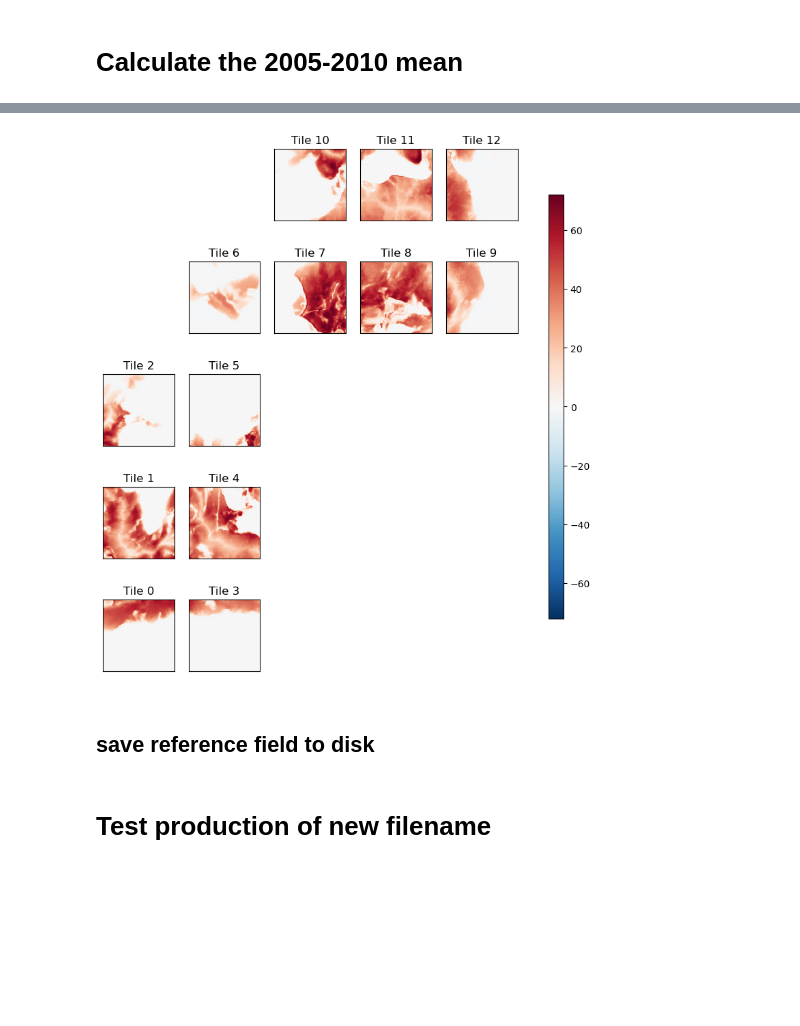
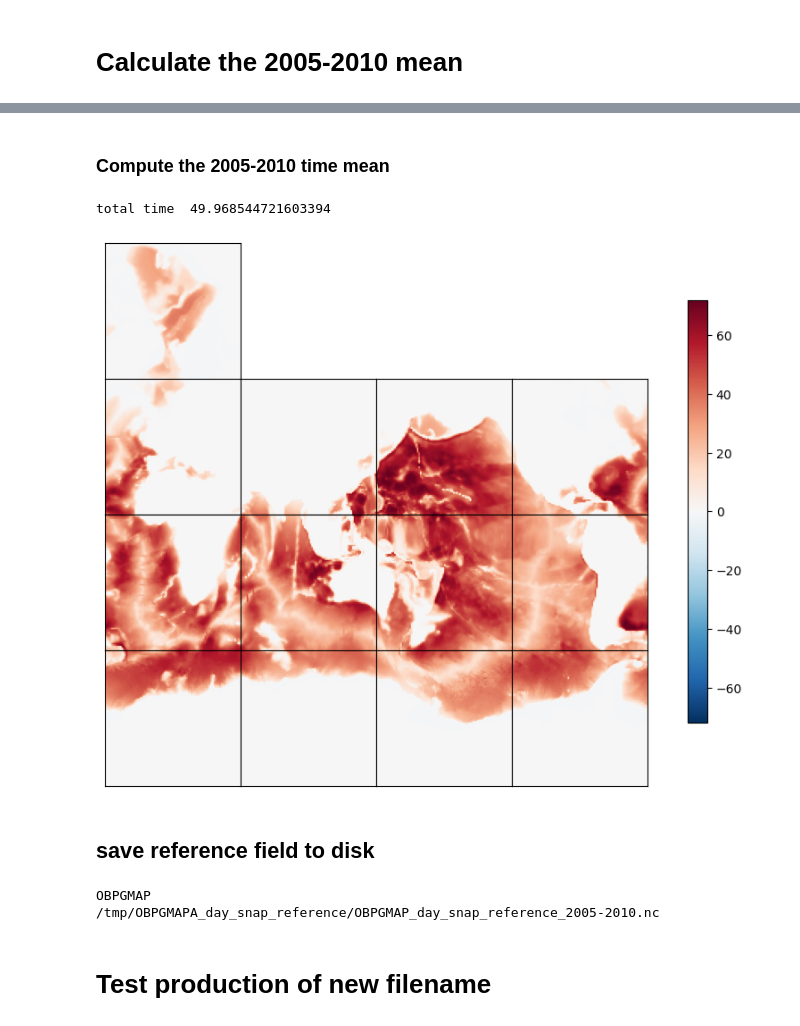
Before and after one commit to ECCO-GROUP/ECCO-Dataset-Production, a Jupyter notebook: production_scripts/generating_special_fields/make_obp_anomaly_mds_files.ipynb, the cells around one changed output, grey strips where cells are left out. Cells and saved outputs as stored; diff of their text form; code cells hidden in the pictures; blank space fills up the shorter version.

Commit message:
added set of routines to make obp anomaly fields using 2005-2010 mean as reference

```diff
--- a/production_scripts/generating_special_fields/make_obp_anomaly_mds_files.ipynb
+++ b/production_scripts/generating_special_fields/make_obp_anomaly_mds_files.ipynb
@@ -120,5 +214,8 @@ model_time_steps_to_load=all_time_steps #[:500] #[0:2000]
 #model_time_steps_to_load='all'
 # %%
 # split the list of all time steps in nsplits groups
-nsplits=16
+# one group per nthread/worker
+nsplits=nthreads
+
 all_time_steps_split = np.array_split(all_time_steps, nsplits)
+print(len(all_time_steps_split))
@@ -126,20 +225,26 @@ all_time_steps_split = np.array_split(all_time_steps, nsplits)
 client.restart()
 # %%
 # use Dask delayed to lazy-load the mds files
-# this is *much* faster than using one process
-# I can't really tell what's happening in the dask dashboard
-# it could mostly be in building the dask graph.
+# spread the lazy-loading into nclients
+
+# spreading the lazy-loading across multiple
+# workers is *much* faster than using one process
+
+# During the lazy-load not much is shown in the dask dashboard
+# the long delay could mostly be in building the dask compute graph.
 
 @dask.delayed
 def load_ecco_vars(model_time_steps_to_load):
 
+    # these parameters should make the load pretty fast
+
     tmp = ecco.load_ecco_vars_from_mds(old_mds_var_dir,
-                    mds_grid_dir=mds_grid_dir,
-                    mds_files=old_prefix,
-                    vars_to_load = vtl,
+                    mds_grid_dir = mds_grid_dir,
+                    mds_files    = old_prefix,
+                    vars_to_load = old_varname,
                     model_time_steps_to_load = model_time_steps_to_load,
-                    model_start_datetime = np.datetime64('1992-01-01T12:00:00'),
-                    delta_t = 3600,
+                    model_start_datetime = model_start_datetime,
+                    delta_t = delta_t,
                     output_freq_code = ofc,
                     drop_unused_coords = False,
                     grid_vars_to_coords = False,
@@ -149,7 +254,7 @@ def load_ecco_vars(model_time_steps_to_load):
                     cell_bounds = None,
                     llc_method = 'smallchunks',
                     less_output=True,
-                    read_grid=read_grid)
+                    read_grid=False)
     return tmp
 # %%
 # build the delayed array
@@ -184,4 +298,6 @@ time per record  0.002169337477329202
 # %%
-print(np.sum(~np.isfinite(ecco_dataset.OBP[0].values)))
-print(np.sum(~np.isfinite(ecco_dataset.OBP[-1].values)))
+A = ecco_dataset[old_varname][0].load()
+B = ecco_dataset[old_varname][100].load()
+print('num non finite: A', np.sum(~np.isfinite(A.values)))
+print('num non finite: B', np.sum(~np.isfinite(B.values)))
 # %% [output]
@@ -213,5 +335,5 @@ print(ref_filename)
 # %%
-ecco_var_all = ecco_dataset[vtl]
+ecco_var_all = ecco_dataset[old_varname]
 # %%
 ecco_var_2005_2010_slice = ecco_var_all.sel(time=slice("2005-01-01T00:00:00",
                                                        "2010-01-01T00:00:00"))
@@ -265,15 +383,31 @@ Ocean Bottom Pressure
 units :
 m^2/s^2
+# %% [markdown]
+### Compute the 2005-2010 time mean
 # %%
+start_time = time.time()
+
 ecco_var_2005_2010_slice_mean = ecco_var_2005_2010_slice.mean(dim='time').compute()
+
+print('total time ' , time.time()-start_time)
+
+# Takes 60s for 10k fields,
+# Takes 2s  for 360 fields
+# %% [output]
+total time  49.968544721603394
 # %%
-ecco.plot_tiles(ecco_var_2005_2010_slice_mean, show_colorbar=True);
+ecco.plot_tiles(ecco_var_2005_2010_slice_mean, show_colorbar=True, rotate_to_latlon='true', layout='latlon', show_tile_labels=False);
 # %% [output]
-[figure, old version]
+[figure, new version]
 # %% [markdown]
 ## save reference field to disk
 # %%
+print(old_varname)
+print(ref_filename)
 ecco_var_2005_2010_slice_mean.to_netcdf(ref_filename)
+# %% [output]
+OBPGMAP
+/tmp/OBPGMAPA_day_snap_reference/OBPGMAP_day_snap_reference_2005-2010.nc
 # %% [markdown]
 # Test production of new filename
 # %%
```
Also changed, not shown: parts of 42 cells of this notebook, 5 other files.
